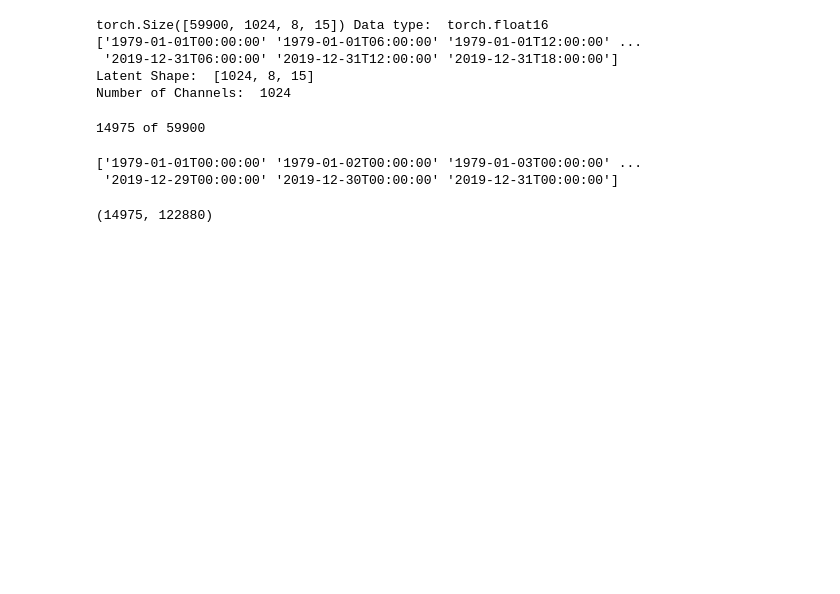
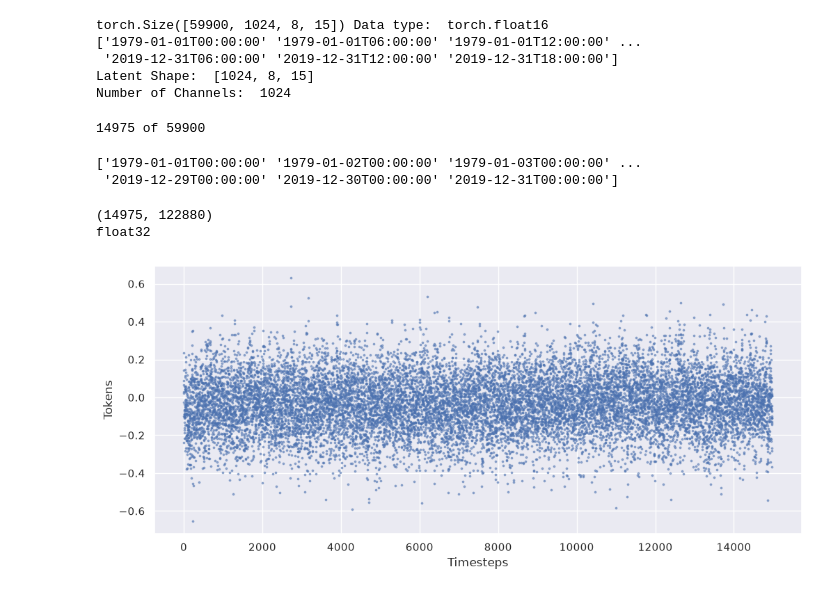
Before and after one commit to itsadhin/Weather-Latent-Space-Clustering, a Jupyter notebook: Weather_cluster.ipynb, the cells around one changed output. Drawn from its saved outputs; the diff is of its cells as text; code cells hidden in the pictures; blank space fills up the shorter version.

```diff
--- a/Weather_cluster.ipynb
+++ b/Weather_cluster.ipynb
@@ -68,10 +70,21 @@ token = daily["tokens"]
 N = token.shape[0]
 D = 1024*8*15
 
-z = np.empty((N,D),np.float16)
+z = np.empty((N,D),np.float32)
 for i in range(0,N,1000):
     z[i:i+1000] = token[i:i+1000].float().reshape(-1, D).numpy()
 
 print(z.shape)
+print(z.dtype)
 # %% [output]
 (14975, 122880)
+float32
+# %%
+x = np.arange(len(z))
+plt.figure(figsize=(12,5))
+plt.scatter(x, z[:,0], s=3, alpha=0.5)
+plt.xlabel("Timesteps")
+plt.ylabel("Tokens")
+plt.show()
+# %% [output]
+[figure, added]
```
Also changed, not shown: parts of 29 cells of this notebook.
